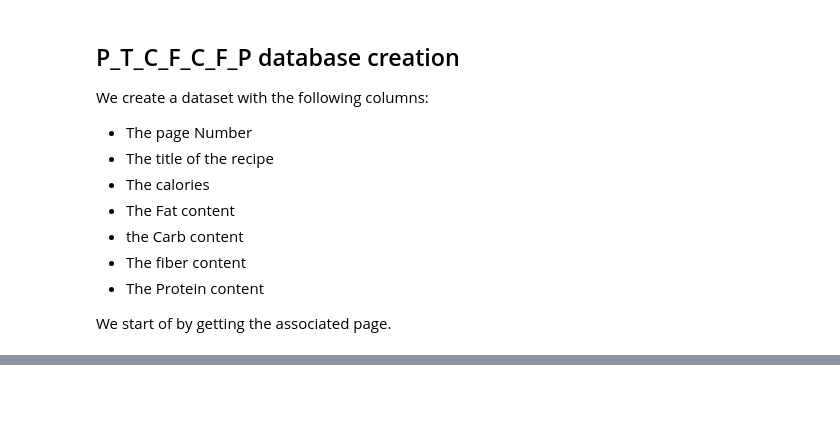
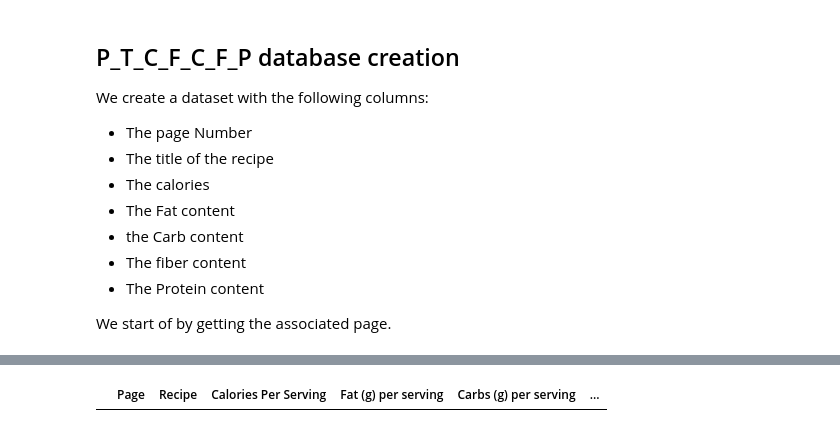
Before and after one commit to MikeDuran-git/simple-local-rag, a Jupyter notebook: text_processing.ipynb, the cells around one changed output, grey strips where cells are left out. Drawn from its saved outputs; the diff is of its cells as text; code cells hidden in the pictures; blank space fills up the shorter version.

```diff
--- a/text_processing.ipynb
+++ b/text_processing.ipynb
@@ -344,0 +517,78 @@ We start of by getting the associated page.
+# %%
+text=master_recipe_nutrition_table[8]['text']
+#first off we remove the lines until we find the first occurence of "Vegetarian" and we drop it along with everything that came before him.
+text = text[text.find("Vegetarian"):].replace("Vegetarian","")
+
+
+
+#when we see the pattern of any \n next to "-" we remove the "\n"
+text = text.replace("\n-","-").replace("\n -"," -").replace("-\n","- ").replace("\n-\n","-").replace("- \n","- ")
+
+# if we see \n next to serving or servings we remove it
+text = re.sub(r'\n(?=\b[sS]erving[s]?\b)', '', text)
+
+
+#we remove the first \n
+text = text.replace("\n"," ",1)
+
+#we remove "\nY\n"
+text = text.replace("\nY","")
+
+array=text.split("\n")
+#we remove unwanted spaces
+array = [i.strip() for i in array]
+#we remove empty strings
+array = list(filter(None, array))
+
+#on parcours le tableau, et nous calculons la longueur de chaque element. Si la le voisin i+1 est plus long que 3 c'est que c'est un text qui est coupé en deux, on le merge avec le voisin i. SAUF si i a une taille infieur ou égale à 3, car dans ce cas i est un nombre. if it contains a "." the string is considered as a number
+for i in range(len(array) - 1):
+    if len(array[i+1]) > 3 and len(array[i]) > 3 and not array[i+1].isnumeric() and not is_number_without_period(array[i]):
+        array[i] = array[i] + " " + array[i+1]
+        array[i+1] = ""
+
+# we remove the empty strings
+array = list(filter(None, array))
+#we now that the first 7 elements are 1 recipe, so we can append by chunks of 7. The first element is the page, the second the recipe, the third the calories, the fourth the fat, the fifth the carbs, the sixth the fiber, the seventh the protein.
+
+pages=[]
+recipes=[]
+calories=[]
+fat=[]
+carbs=[]
+fiber=[]
+protein=[]
+
+for i in range(0,len(array),7):
+    print("-"*10)
+    print(array[i])
+    print(array[i+1])
+    print(array[i+2])
+    print(array[i+3])
+    print(array[i+4])
+    print(array[i+5])
+    print(array[i+6])
+
+        # pages.append(array[i])
+        # recipes.append(array[i+1])
+        # calories.append(array[i+2])
+        # fat.append(array[i+3])
+        # carbs.append(array[i+4])
+        # fiber.append(array[i+5])
+        # protein.append(array[i+6])
+
+
+#we create a dictionnary to store the data
+nutrition_data = {
+        "Page": pages,
+        "Recipe": recipes,
+        "Calories Per Serving": calories,
+        "Fat (g) per serving": fat,
+        "Carbs (g) per serving": carbs,
+        "Fiber (g) per serving": fiber,
+        "Protein (g) per serving": protein,
+    }
+
+    #we create a dataframe
+page_dataframe = pd.DataFrame(nutrition_data)
+page_dataframe
+# %% [output]
@@ -344,0 +612 @@ We start of by getting the associated page.
+|  | Page | Recipe | Calories Per Serving | Fat (g) per serving | Carbs (g) per serving | ... |
```
Also changed, not shown: parts of 13 cells of this notebook.
